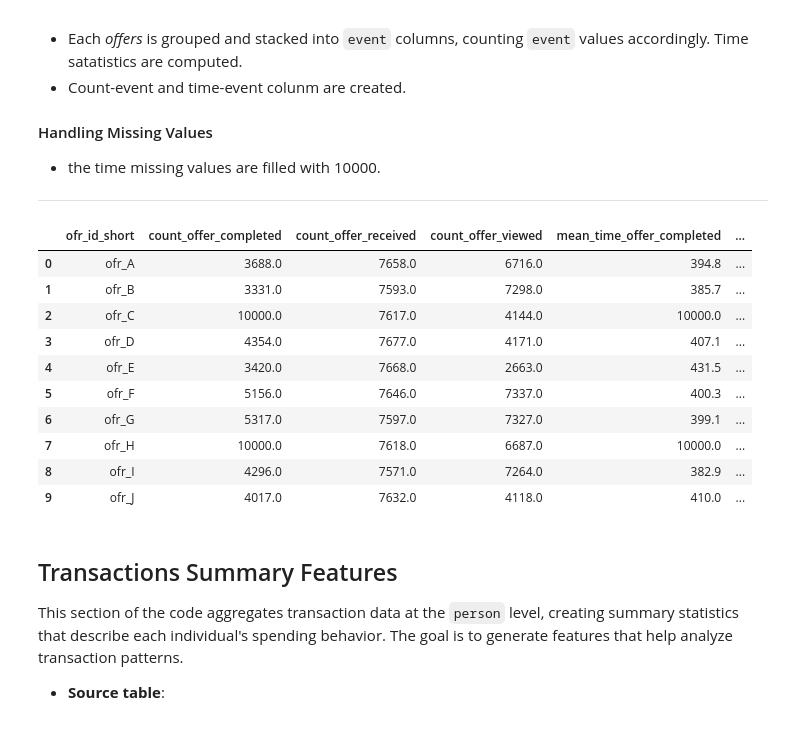
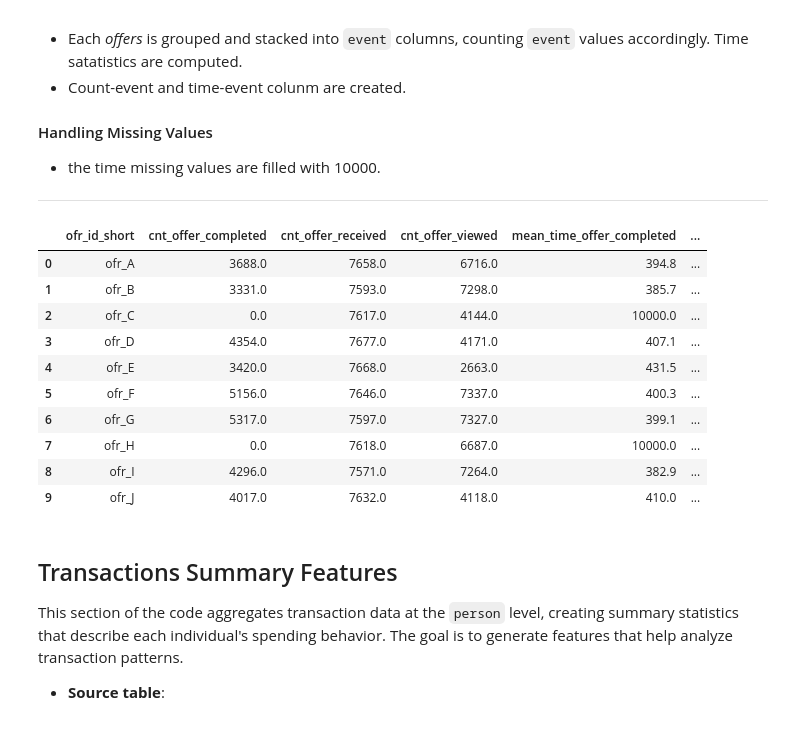
Before and after one commit to Niltonjuniorphd/Starbucks_project, a Jupyter notebook: Starbucks_Capstone_notebook_personal.ipynb, the cells around one changed output. Cells and saved outputs as stored; diff of their text form; code cells hidden in the pictures.

```diff
--- a/Starbucks_Capstone_notebook_personal.ipynb
+++ b/Starbucks_Capstone_notebook_personal.ipynb
@@ -618,28 +618,31 @@ Tracking offers interactions in events table. This is a new table that tracks ge
 # %%
 # grouping the facts for counting events  (not using the tag column).
 offer_event_features = events.groupby(['ofr_id_short', 'event'], dropna=False).agg(
-    count=('event', 'count'),
+    cnt=('ofr_id_short', 'count'),
     mean_time = ('time', 'mean'),
     max_time = ('time', 'max'),
     min_time = ('time', 'min')
-).unstack(level=1).round(1).fillna(10000).reset_index()
+).unstack(level=1).round(1).reset_index()
+
+offer_event_features.iloc[:,1:4] = offer_event_features.iloc[:,1:4].fillna(0)
+offer_event_features = offer_event_features.fillna(10000)
 
 # Flattening the multi-level column names
 offer_event_features.columns = ['_'.join(col).strip('_') for col in offer_event_features.columns.to_flat_index()]
 
 offer_event_features.to_csv('medalion_data_store/silver/offer_event_features.csv', index=False)
 
 offer_event_features
 # %% [output]
-|  | ofr_id_short | count_offer_completed | count_offer_received | count_offer_viewed | mean_time_offer_completed | ... |
+|  | ofr_id_short | cnt_offer_completed | cnt_offer_received | cnt_offer_viewed | mean_time_offer_completed | ... |
 | 0 | ofr_A | 3688.0 | 7658.0 | 6716.0 | 394.8 | ... |
 | 1 | ofr_B | 3331.0 | 7593.0 | 7298.0 | 385.7 | ... |
-| 2 | ofr_C | 10000.0 | 7617.0 | 4144.0 | 10000.0 | ... |
+| 2 | ofr_C | 0.0 | 7617.0 | 4144.0 | 10000.0 | ... |
 | 3 | ofr_D | 4354.0 | 7677.0 | 4171.0 | 407.1 | ... |
 | 4 | ofr_E | 3420.0 | 7668.0 | 2663.0 | 431.5 | ... |
 | 5 | ofr_F | 5156.0 | 7646.0 | 7337.0 | 400.3 | ... |
 | 6 | ofr_G | 5317.0 | 7597.0 | 7327.0 | 399.1 | ... |
-| 7 | ofr_H | 10000.0 | 7618.0 | 6687.0 | 10000.0 | ... |
+| 7 | ofr_H | 0.0 | 7618.0 | 6687.0 | 10000.0 | ... |
 | 8 | ofr_I | 4296.0 | 7571.0 | 7264.0 | 382.9 | ... |
 | 9 | ofr_J | 4017.0 | 7632.0 | 4118.0 | 410.0 | ... |
 # %% [markdown]
```
Also changed, not shown: parts of 1 cell of this notebook, 19 other files.
